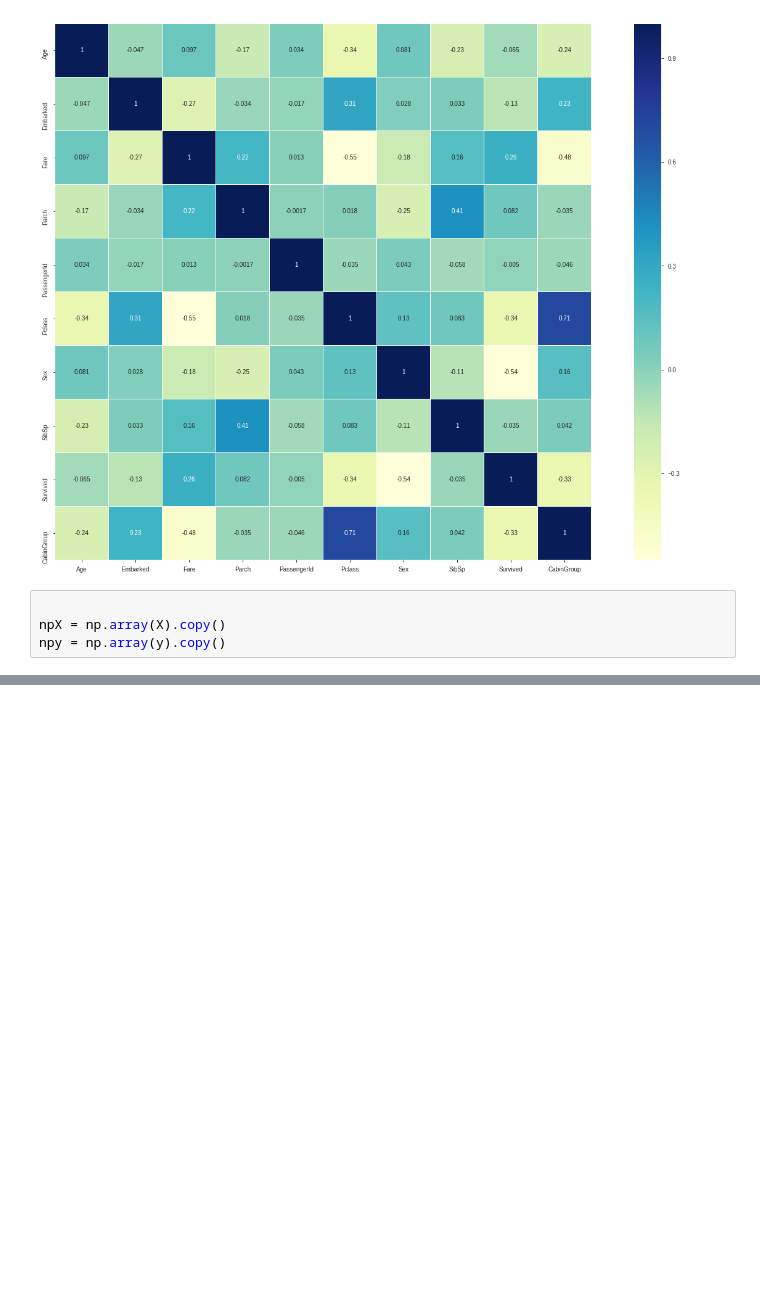
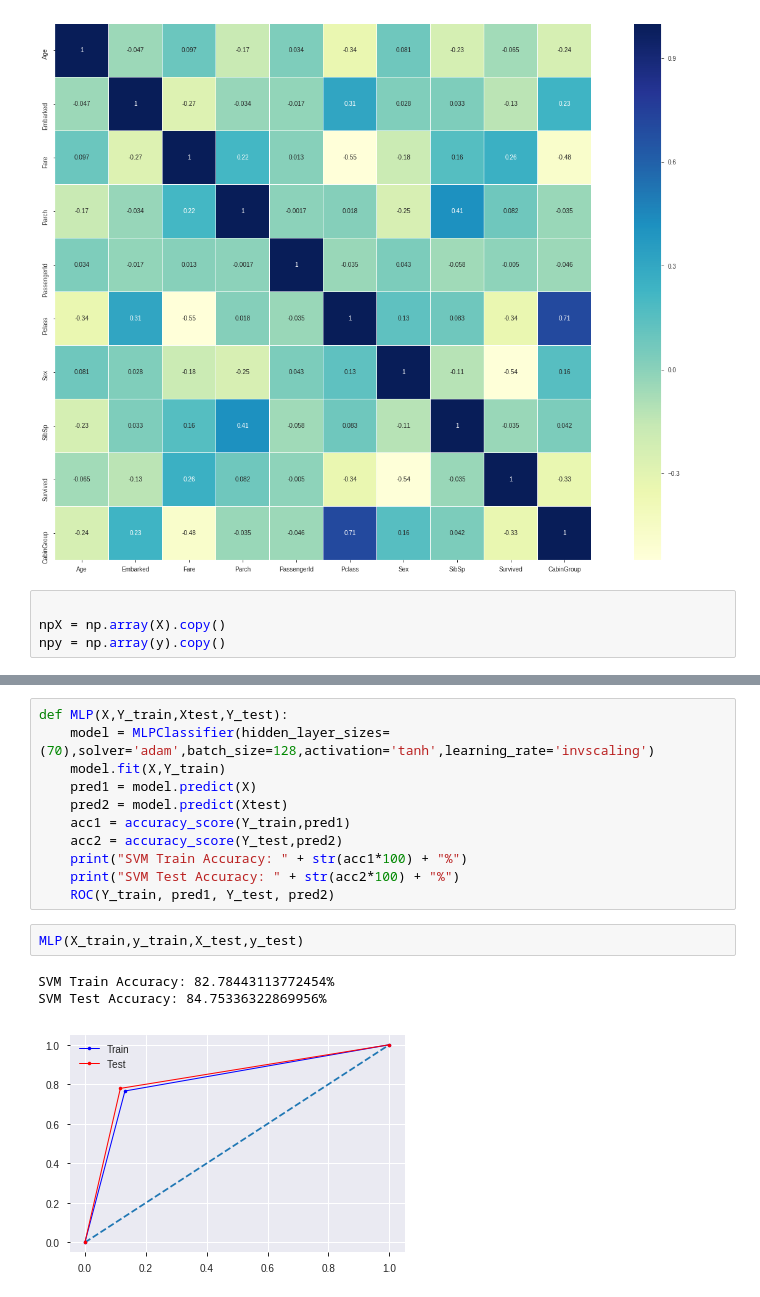
Before and after one commit to ai-techsystems/internShowcase, a Jupyter notebook: niteshsukhwani97@gmail.com/Final_model.ipynb, the cells around one changed output, grey strips where cells are left out. Drawn from its saved outputs; the diff is of its cells as text; blank space fills up the shorter version.

```diff
--- a/niteshsukhwani97@gmail.com/SVM_FNN.ipynb
+++ b/niteshsukhwani97@gmail.com/Final_model.ipynb
@@ -260,0 +304,17 @@ print(cross_val_score(model, X, y, scoring = 'accuracy', cv = 10, n_jobs = -1,).
+# %%
+def MLP(X,Y_train,Xtest,Y_test):
+    model = MLPClassifier(hidden_layer_sizes=(70),solver='adam',batch_size=128,activation='tanh',learning_rate='invscaling')
+    model.fit(X,Y_train)
+    pred1 = model.predict(X)
+    pred2 = model.predict(Xtest)
+    acc1 = accuracy_score(Y_train,pred1)
+    acc2 = accuracy_score(Y_test,pred2)
+    print("SVM Train Accuracy: " + str(acc1*100) + "%")
+    print("SVM Test Accuracy: " + str(acc2*100) + "%")
+    ROC(Y_train, pred1, Y_test, pred2)
+# %%
+MLP(X_train,y_train,X_test,y_test)
+# %% [output]
+SVM Train Accuracy: 82.78443113772454%
+SVM Test Accuracy: 84.75336322869956%
+[figure, added]
```
Also changed, not shown: parts of 11 cells of this notebook, 2 other files.
